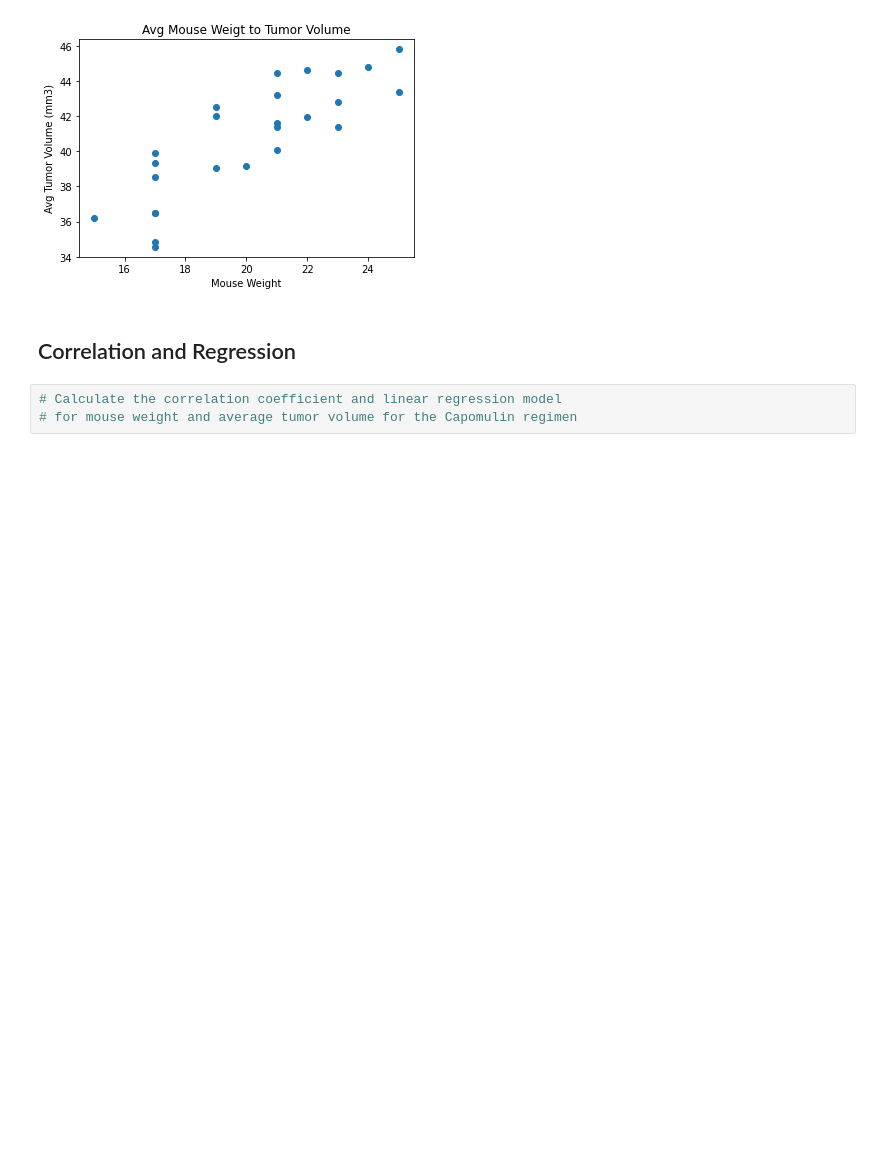
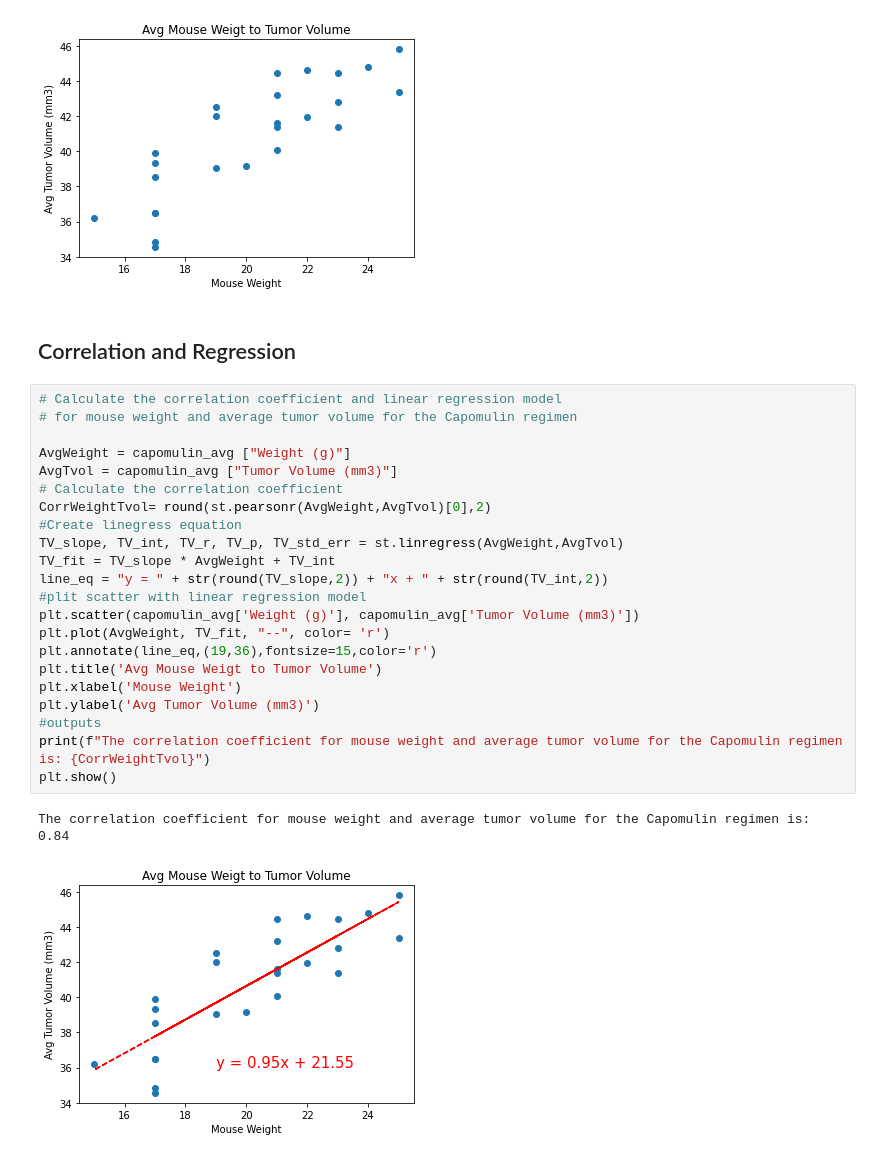
Before and after one commit to EvanK215/Pymaceuticals-Challenge, a Jupyter notebook: pymaceuticals_starter.ipynb, the cells around one changed output. Drawn from its saved outputs; the diff is of its cells as text; blank space fills up the shorter version.

Commit message:
completed Correlation and Regression

```diff
--- a/pymaceuticals_starter.ipynb
+++ b/pymaceuticals_starter.ipynb
@@ -310,6 +320,28 @@ plt.show()
 [figure]
 # %% [markdown]
 ## Correlation and Regression
-# %%
-# Calculate the correlation coefficient and linear regression model
-# for mouse weight and average tumor volume for the Capomulin regimen
+# %%
+# Calculate the correlation coefficient and linear regression model
+# for mouse weight and average tumor volume for the Capomulin regimen
+
+AvgWeight = capomulin_avg ["Weight (g)"]
+AvgTvol = capomulin_avg ["Tumor Volume (mm3)"]
+# Calculate the correlation coefficient
+CorrWeightTvol= round(st.pearsonr(AvgWeight,AvgTvol)[0],2)
+#Create linegress equation
+TV_slope, TV_int, TV_r, TV_p, TV_std_err = st.linregress(AvgWeight,AvgTvol)
+TV_fit = TV_slope * AvgWeight + TV_int
+line_eq = "y = " + str(round(TV_slope,2)) + "x + " + str(round(TV_int,2))
+#plit scatter with linear regression model
+plt.scatter(capomulin_avg['Weight (g)'], capomulin_avg['Tumor Volume (mm3)'])
+plt.plot(AvgWeight, TV_fit, "--", color= 'r')
+plt.annotate(line_eq,(19,36),fontsize=15,color='r')
+plt.title('Avg Mouse Weigt to Tumor Volume')
+plt.xlabel('Mouse Weight')
+plt.ylabel('Avg Tumor Volume (mm3)')
+#outputs
+print(f"The correlation coefficient for mouse weight and average tumor volume for the Capomulin regimen is: {CorrWeightTvol}")
+plt.show()
+# %% [output]
+The correlation coefficient for mouse weight and average tumor volume for the Capomulin regimen is: 0.84
+[figure, added]
```
Also changed, not shown: parts of 4 cells of this notebook.
